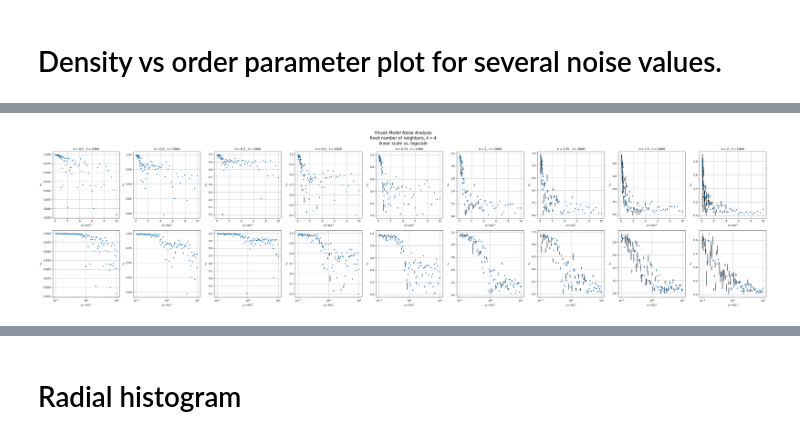
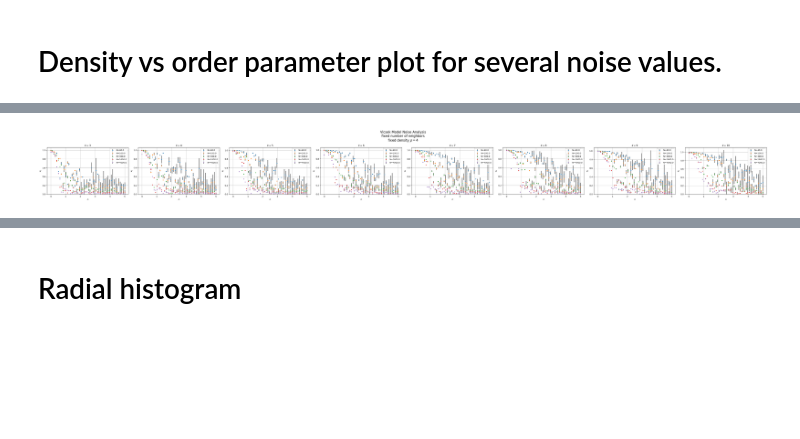
Before and after one commit to RnLe/bachelor_thesis23, a Jupyter notebook: main/cpp/misc.ipynb, the cells around one changed output, grey strips where cells are left out. Drawn from its saved outputs; the diff is of its cells as text; code cells hidden in the pictures; blank space fills up the shorter version.

Commit message:
added data and quantiles (raw)

```diff
--- a/main/cpp/misc.ipynb
+++ b/main/cpp/misc.ipynb
@@ -61,36 +68,38 @@ for noise in noises:
 # %%
 import numpy as np
 import matplotlib.pyplot as plt
 
-noises = [0.1, 0.2, 0.3, 0.5, 0.75, 1, 1.25, 1.5, 2]
-k = [3, 4, 5, 6, 7, 8, 9, 10]
+k_values = [3, 4, 5, 6, 7, 8, 9, 10]
 
-fig, axs = plt.subplots(2, 9, figsize=(40, 10))
-fig.suptitle("Vicsek Model Noise Analysis\nfixed number of neighbors, $k=4$\nlinear scale vs. logscale", fontsize=16)
+fig, axs = plt.subplots(1, len(k_values), figsize=(50, 5))
+fig.suptitle("Vicsek Model Noise Analysis\nfixed number of neighbors\n" + r"fixed density $\rho = 4$", fontsize=16)
 
-for i, noise in enumerate(noises):
-    # Create the file name based on the noise value
-    filename = f"../../data/VicsekModel/Fig2b_kNeighbors_n{noise}.txt"
+# Define a list of colors to distinguish between the particle groups
+colors = ['C0', 'C1', 'C2', 'C3', 'C4']
 
-    n,t,va,prev = np.genfromtxt(filename, delimiter=',', unpack=True, skip_header=True)
+for j, k in enumerate(k_values):
+    # Create the file name based on the k value
+    filename = f"../../data/VicsekModel/Fig2a/Fig2a_kNeighbors__k{k}_t2000.txt"
 
-    # Linear scale plot
-    axs[0, i].errorbar(n / (20**2), va, prev, ecolor="black", fmt=".")
-    axs[0, i].set_xlabel(r"$\rho = N / L^2$")
-    axs[0, i].set_ylabel(r"$v_a$")
-    axs[0, i].grid()
-    axs[0, i].set_title(rf"$n = {noise}$ , $t = 1000$")
+    N, n, t, va, prev = np.genfromtxt(filename, delimiter=',', unpack=True, skip_header=True)
 
-    # Log scale plot
-    axs[1, i].errorbar(n / (20**2), va, prev, ecolor="black", fmt=".")
-    axs[1, i].set_xscale("log")
-    axs[1, i].set_xlabel(r"$\rho = N / L^2$")
-    axs[1, i].set_ylabel(r"$v_a$")
-    axs[1, i].grid()
+    # Group by N
+    unique_N = np.unique(N)
+    for index, N_value in enumerate(unique_N):
+        mask = N == N_value
+        axs[j].errorbar(n[mask], va[mask], prev[mask], ecolor="black", fmt=".", color=colors[index % len(colors)], label=f'N={N_value}')
+
+    axs[j].set_xlabel(r"$n$")
+    axs[j].set_ylabel(r"$v_a$")
+    axs[j].set_ylim(0)
+    axs[j].grid()
+    axs[j].set_title(rf"$k = {k}$")
+    axs[j].legend()
 
 # Adjust spacing
 fig.tight_layout()
-plt.savefig("../../plots/VicsekNoise_kNeighbors.pdf")
+fig.subplots_adjust(top=0.75)
+plt.savefig("../../plots/VicsekNoise_noises.pdf")
 plt.show()
 # %% [output]
-[figure, old version]
+[figure, new version]
```
Also changed, not shown: parts of 5 cells of this notebook, 17 other files.
